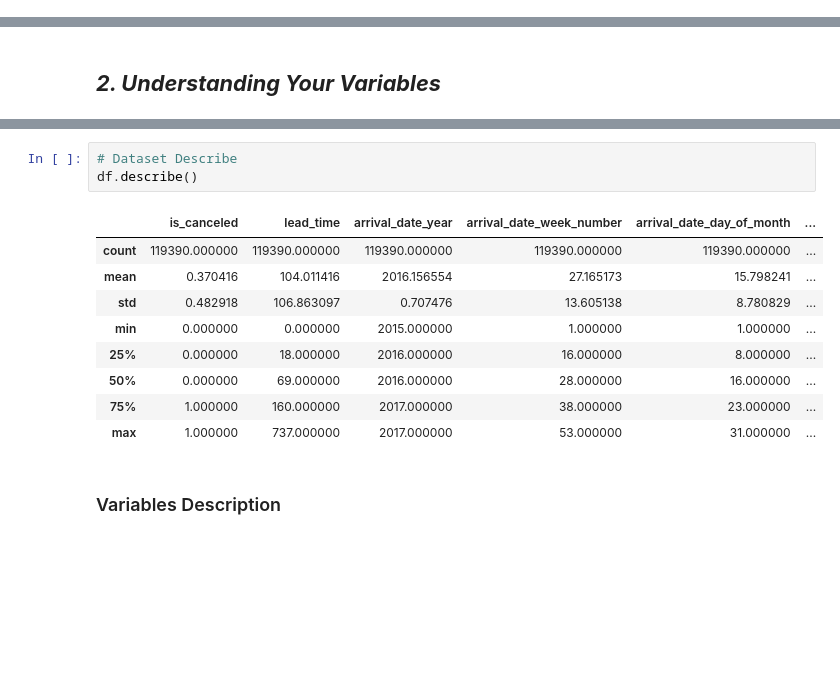
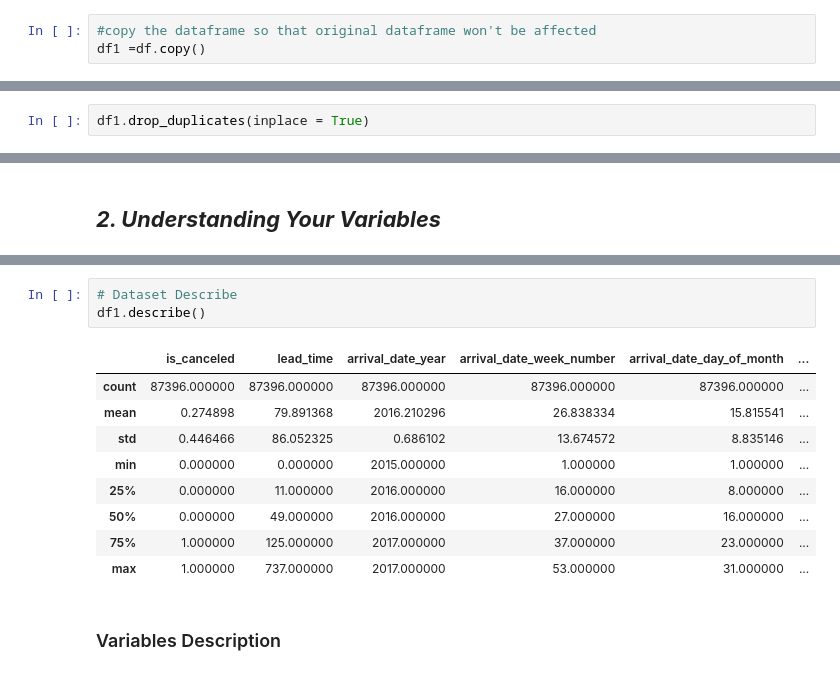
Before and after one commit to aayusharma01/Capstone_Proj, a Jupyter notebook: Hotel_Booking_Analysis.ipynb, the cells around one changed output, grey strips where cells are left out. Drawn from its saved outputs; the diff is of its cells as text; blank space fills up the shorter version.

```diff
--- a/Hotel_Booking_Analysis.ipynb
+++ b/Hotel_Booking_Analysis.ipynb
@@ -127,6 +127,9 @@ Data columns (total 32 columns):
  31  reservation_status_date         119390 non-null  object
 dtypes: float64(4), int64(16), object(12)
 memory usage: 29.1+ MB
+# %%
+#copy the dataframe so that original dataframe won't be affected
+df1 =df.copy()
 # %% [markdown]
 #### Duplicate Values
 # %%
@@ -137,3 +140,5 @@ duplicate_counts = df.duplicated().sum()
 print(f"Number of duplicates:{duplicate_counts}")
 # %% [output]
 Number of duplicates:31994
+# %%
+df1.drop_duplicates(inplace = True)
@@ -194,16 +203,16 @@ Index(['hotel', 'is_canceled', 'lead_time', 'arrival_date_year',
       dtype='object')
 # %%
 # Dataset Describe
-df.describe()
+df1.describe()
 # %% [output]
 |  | is_canceled | lead_time | arrival_date_year | arrival_date_week_number | arrival_date_day_of_month | ... |
-| count | 119390.000000 | 119390.000000 | 119390.000000 | 119390.000000 | 119390.000000 | ... |
-| mean | 0.370416 | 104.011416 | 2016.156554 | 27.165173 | 15.798241 | ... |
-| std | 0.482918 | 106.863097 | 0.707476 | 13.605138 | 8.780829 | ... |
+| count | 87396.000000 | 87396.000000 | 87396.000000 | 87396.000000 | 87396.000000 | ... |
+| mean | 0.274898 | 79.891368 | 2016.210296 | 26.838334 | 15.815541 | ... |
+| std | 0.446466 | 86.052325 | 0.686102 | 13.674572 | 8.835146 | ... |
 | min | 0.000000 | 0.000000 | 2015.000000 | 1.000000 | 1.000000 | ... |
-| 25% | 0.000000 | 18.000000 | 2016.000000 | 16.000000 | 8.000000 | ... |
-| 50% | 0.000000 | 69.000000 | 2016.000000 | 28.000000 | 16.000000 | ... |
-| 75% | 1.000000 | 160.000000 | 2017.000000 | 38.000000 | 23.000000 | ... |
+| 25% | 0.000000 | 11.000000 | 2016.000000 | 16.000000 | 8.000000 | ... |
+| 50% | 0.000000 | 49.000000 | 2016.000000 | 27.000000 | 16.000000 | ... |
+| 75% | 1.000000 | 125.000000 | 2017.000000 | 37.000000 | 23.000000 | ... |
 | max | 1.000000 | 737.000000 | 2017.000000 | 53.000000 | 31.000000 | ... |
 # %% [markdown]
 ### Variables Description
```
Also changed, not shown: parts of 17 cells of this notebook.
